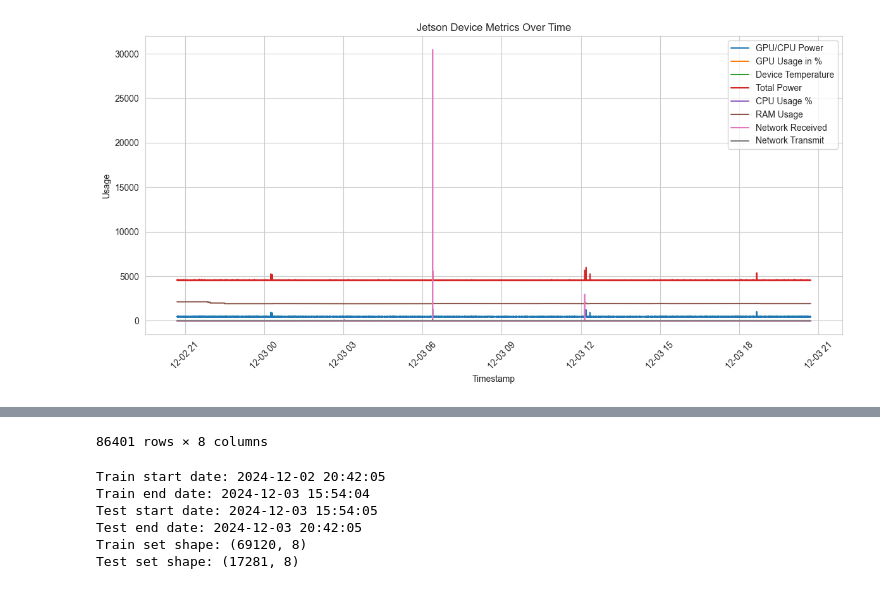
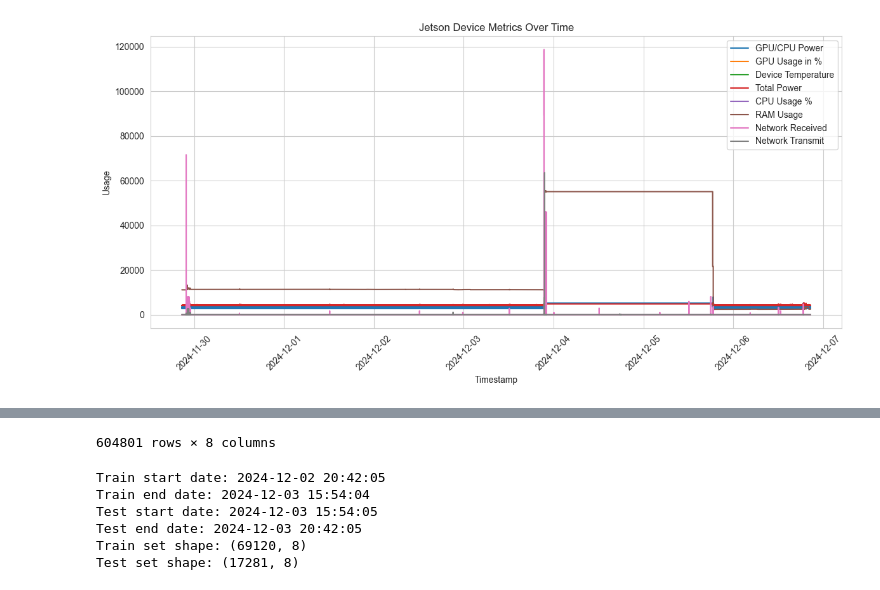
Before and after one commit to DECSResearch/Attack-Classification---Metrics-based, a Jupyter notebook: data analysis.ipynb, the cells around one changed output, grey strips where cells are left out. Drawn from its saved outputs; the diff is of its cells as text; code cells hidden in the pictures.

Commit message:
debug client

```diff
--- a/data analysis.ipynb
+++ b/data analysis.ipynb
@@ -23,7 +23,7 @@ random.seed(42)
 tf.random.set_seed(42)
 
 # Load the dataset
-data1 = pd.read_csv('FL_client/src/data/Nano08.csv')
+data1 = pd.read_csv('FL_client/src/Train_data/AGX04/AGX04.csv')
 dataframe = data1
 
 # Convert 'timestamp' column to datetime
@@ -106,3 +106,3 @@ End date is: 2024-12-03 20:42:05
-[figure, old version]
+[figure, new version]
 |  | jetson_vdd_cpu_gpu_cv_mw | jetson_gpu_usage_percent | jetson_board_temperature_celsius | jetson_vdd_in_mw | ... |
 | timestamp |  |  |  |  | ... |
@@ -120,4 +120,4 @@ End date is: 2024-12-03 20:42:05
-86401 rows × 8 columns
+604801 rows × 8 columns
 # %%
 # Scaling the dataset
 
```
Also changed, not shown: parts of 1 cell of this notebook, 1 other file.
